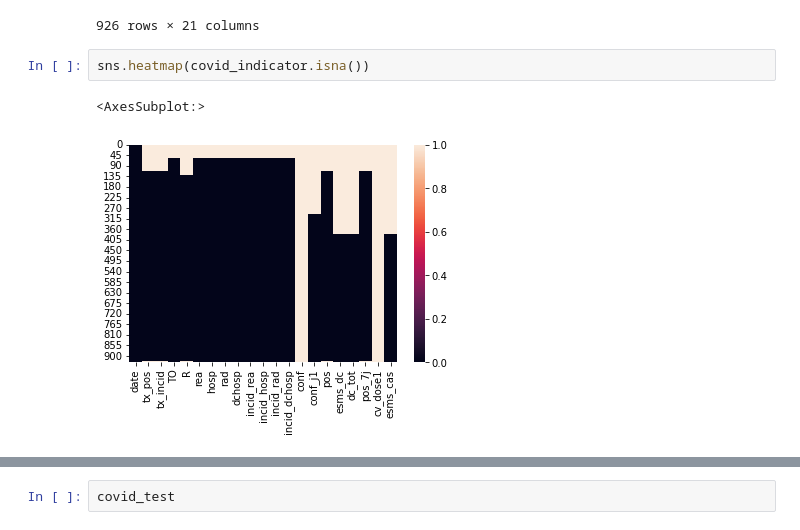
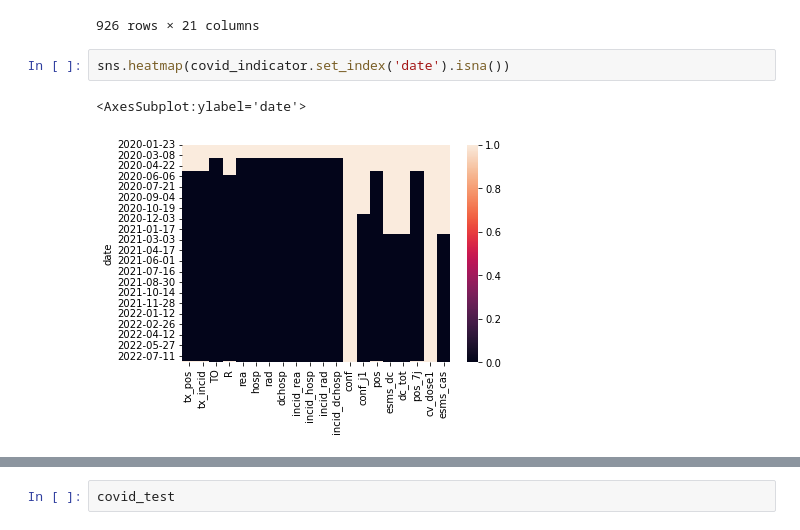
Before and after one commit to WLDCH/covid19-deaths-prediction, a Jupyter notebook: model_training.ipynb, the cells around one changed output, grey strips where cells are left out. Drawn from its saved outputs; the diff is of its cells as text.

```diff
--- a/model_training.ipynb
+++ b/model_training.ipynb
@@ -22,7 +27,7 @@ covid_indicator
 | 925 | 2022-08-05 | NaN | NaN | 0.225781 | NaN | 1142.0 | 18803.0 | 717990.0 | 123503.0 | 106.0 | ... |
 926 rows × 21 columns
 # %%
-sns.heatmap(covid_indicator.isna())
+sns.heatmap(covid_indicator.set_index('date').isna())
 # %% [output]
-<AxesSubplot:>
+<AxesSubplot:ylabel='date'>
-[figure, old version]
+[figure, new version]
```
Also changed, not shown: parts of 11 cells of this notebook.
